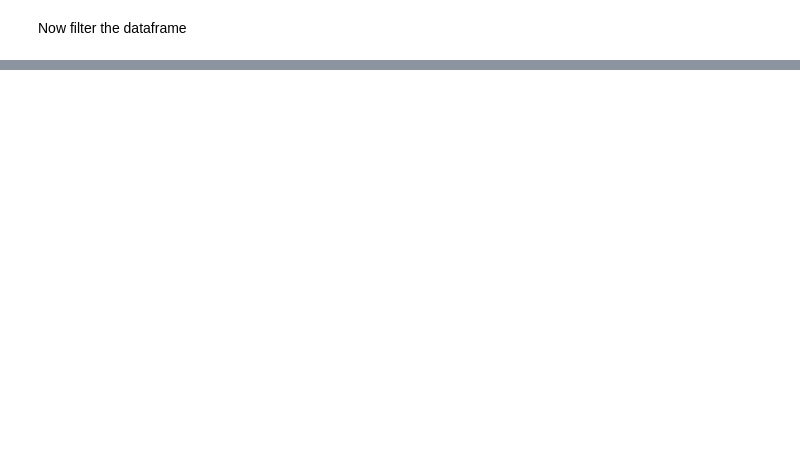
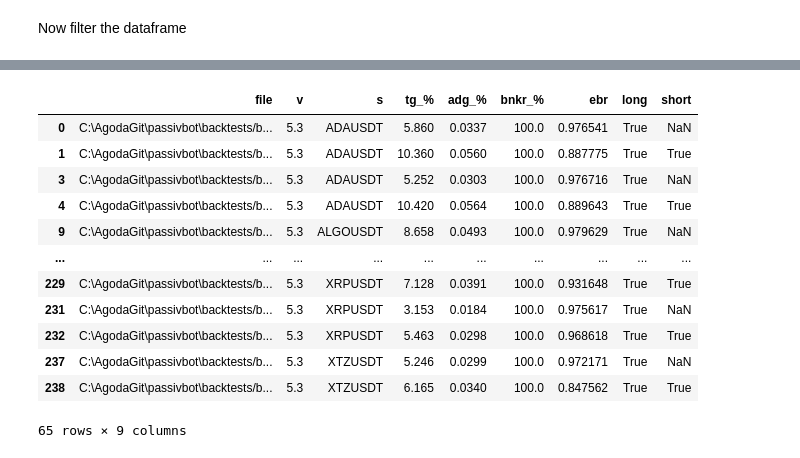
Before and after one commit to shroukkhan/passivbot, a Jupyter notebook: analyze_result.ipynb, the cells around one changed output, grey strips where cells are left out. Saved outputs shown, nothing was run; the diff lists cells and outputs as text; code cells hidden in the pictures; blank space fills up the shorter version.

```diff
--- a/analyze_result.ipynb
+++ b/analyze_result.ipynb
@@ -101,0 +105,17 @@ df
+# %%
+filtered = df.drop_duplicates(subset=['s', 'tg_%', 'bnkr_%', 'ebr', 'long', 'short'], keep='first')
+filtered
+# %% [output]
+|  | file | v | s | tg_% | adg_% | bnkr_% | ebr | long | short |
+| 0 | C:\AgodaGit\passivbot\backtests/b... | 5.3 | ADAUSDT | 5.860 | 0.0337 | 100.0 | 0.976541 | True | NaN |
+| 1 | C:\AgodaGit\passivbot\backtests/b... | 5.3 | ADAUSDT | 10.360 | 0.0560 | 100.0 | 0.887775 | True | True |
+| 3 | C:\AgodaGit\passivbot\backtests/b... | 5.3 | ADAUSDT | 5.252 | 0.0303 | 100.0 | 0.976716 | True | NaN |
+| 4 | C:\AgodaGit\passivbot\backtests/b... | 5.3 | ADAUSDT | 10.420 | 0.0564 | 100.0 | 0.889643 | True | True |
+| 9 | C:\AgodaGit\passivbot\backtests/b... | 5.3 | ALGOUSDT | 8.658 | 0.0493 | 100.0 | 0.979629 | True | NaN |
+| ... | ... | ... | ... | ... | ... | ... | ... | ... | ... |
+| 229 | C:\AgodaGit\passivbot\backtests/b... | 5.3 | XRPUSDT | 7.128 | 0.0391 | 100.0 | 0.931648 | True | True |
+| 231 | C:\AgodaGit\passivbot\backtests/b... | 5.3 | XRPUSDT | 3.153 | 0.0184 | 100.0 | 0.975617 | True | NaN |
+| 232 | C:\AgodaGit\passivbot\backtests/b... | 5.3 | XRPUSDT | 5.463 | 0.0298 | 100.0 | 0.968618 | True | True |
+| 237 | C:\AgodaGit\passivbot\backtests/b... | 5.3 | XTZUSDT | 5.246 | 0.0299 | 100.0 | 0.972171 | True | NaN |
+| 238 | C:\AgodaGit\passivbot\backtests/b... | 5.3 | XTZUSDT | 6.165 | 0.0340 | 100.0 | 0.847562 | True | True |
+65 rows × 9 columns
```
Also changed, not shown: parts of 3 cells of this notebook, 6 other files.
